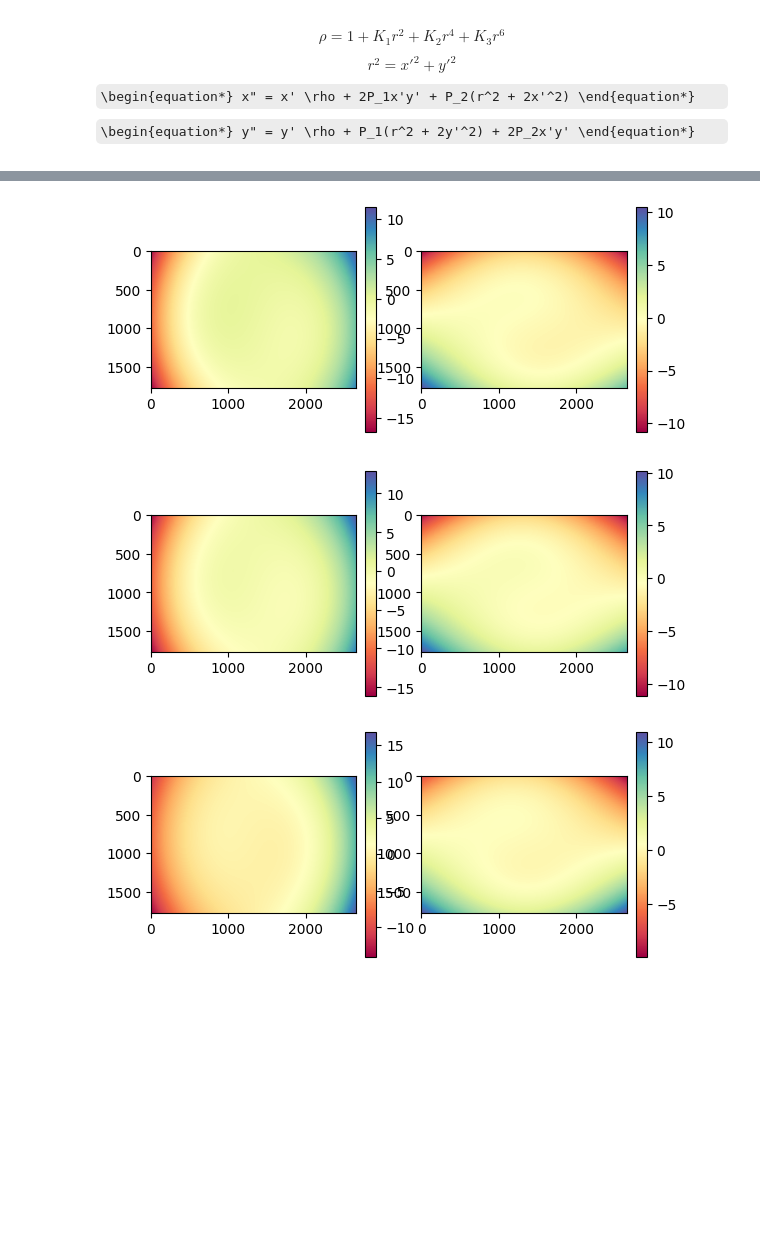
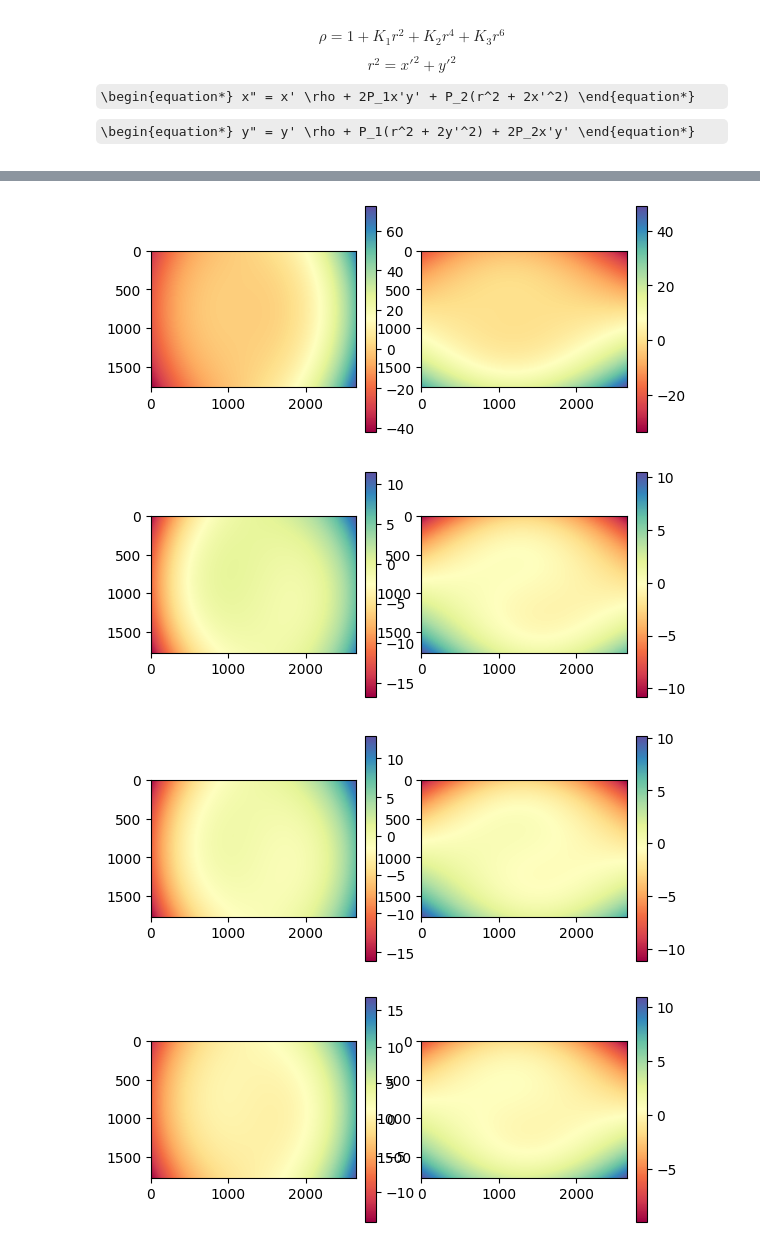
Before and after one commit to r-andres/ess-scripts, a Jupyter notebook: clupi_optical_distortion.ipynb, the cells around one changed output, grey strips where cells are left out. Cells and saved outputs as stored; diff of their text form; code cells hidden in the pictures; some formulas as TeX source; blank space fills up the shorter version.

Commit message:
Distortion matrix application

```diff
--- a/clupi_optical_distortion.ipynb
+++ b/clupi_optical_distortion.ipynb
@@ -79,56 +132,19 @@ calibration_results = {
 for focal_distance in calibration_results.keys():
     calibration = calibration_results[focal_distance]
     print()
-    print(f'{focal_distance}')
-    print(f'{"=" * 25}')
+    print(focal_distance)
+    print('=' * 35)
 
-    k1, k2, p1, p2, k3 = calibration['distortion']
+    hcorr, vcorr = get_correction_matrix(calibration)
 
-    cx = calibration['cx']
-    cy = calibration['cy']
-
-    fx = calibration['fx']
-    fy = calibration['fy']
-
-    u, v = np.meshgrid(np.arange(0, width), np.arange(0, height))
-
-
-    xp =  (u - cx) / fx
-    yp =  (v - cy) / fy
-
-    r_2 = np.power(xp, 2) + np.power(yp, 2)
-
-    rho = 1  + k1 * r_2  + k2 * np.power(r_2, 2) + k3 * np.power(r_2, 3)
-    print('rho', rho.min(), rho.max())
-    print('xp', xp.min(), xp.max())
-
-    htg_1 =  (2 * p1 * xp * yp)
-    htg_2 =  (p2 * (r_2 + 2 * np.power(xp, 2)))
-    xpp = (xp * rho) + htg_1 + htg_2
-
-    vtg_1 =  (2 * p2 * xp * yp)
-    vtg_2 =  (p1 * (r_2 + 2 * np.power(yp, 2)))
-    ypp = yp * rho + vtg_1 + vtg_2
-
-
-    up = ((xpp * fx) + cx)
-    vp = ((ypp * fy) + cy)
-
-    print('xpp', xpp.min(), xpp.max())
-    print('up', up.min(), up.max())
-
-
-    horiz_dif = up - u
-    print('horizontal range in pixels', horiz_dif.min(), horiz_dif.max())
-
-    vert_dif = vp - v
-    print('vertical range in pixels', vert_dif.min(), vert_dif.max())
+    print(f'Horizontal Correction: {hcorr.min():.2f} {hcorr.max():.2f}')
+    print(f'Vertical Correction:   {vcorr.min():.2f} {vcorr.max():.2f}')
 
     cmap_name = 'Spectral'
 
     fig, ((subplot_1, subplot_2)) = plt.subplots(1, 2)
-    im_1 = subplot_1.imshow(horiz_dif, cmap=cmap_name)
+    im_1 = subplot_1.imshow(hcorr, cmap=cmap_name)
     plt.colorbar(im_1, ax=subplot_1,fraction=0.05, pad=0.04)
-    im_2 = subplot_2.imshow(vert_dif, cmap=cmap_name)
+    im_2 = subplot_2.imshow(vcorr, cmap=cmap_name)
     plt.colorbar(im_2, ax=subplot_2,fraction=0.05, pad=0.04)
 # %% [output]
@@ -152,3 +170,4 @@ vertical range in pixels -9.91486629149108 10.993311903404447
-[figure, old version]
+[figure, new version]
-[figure, old version]
+[figure, new version]
-[figure, old version]
+[figure, new version]
+[figure, added]
```
Also changed, not shown: parts of 5 cells of this notebook.
